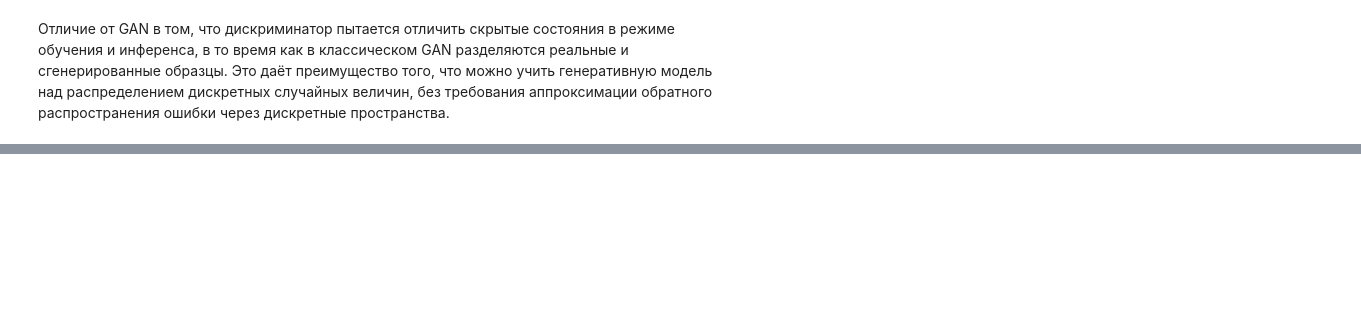
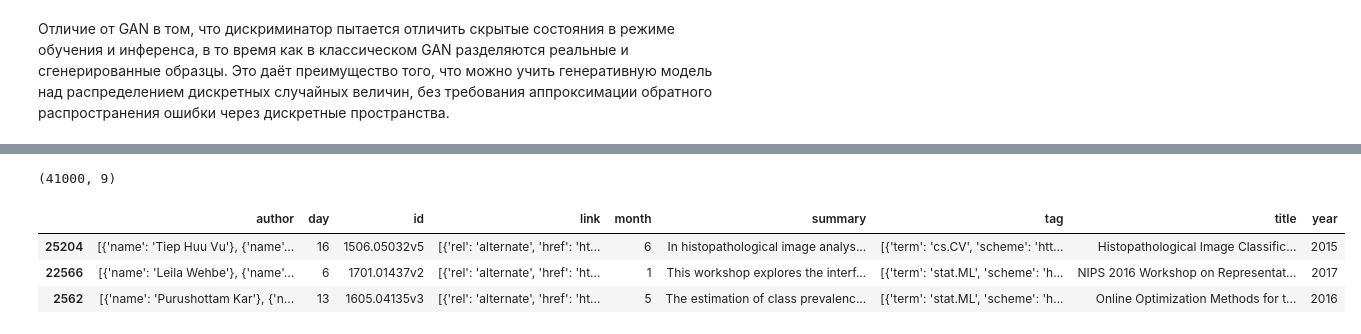
Before and after one commit to sswt/dive2gai, a Jupyter notebook: unit4/AdvancedRNN_Week1.ipynb, the cells around one changed output, grey strips where cells are left out. Saved outputs shown, nothing was run; the diff lists cells and outputs as text; code cells hidden in the pictures; blank space fills up the shorter version.

```diff
--- a/unit4/AdvancedRNN_Week1.ipynb
+++ b/unit4/AdvancedRNN_Week1.ipynb
@@ -109,0 +177,10 @@ $C_t(θ_g|θ_d)=\mathbb{E}_{y\sim data}[-log(1-D(B(y,θ_g),θ_d))]$.
+# %%
+data = pd.read_json("./arxivData.json")
+print(data.shape)
+data.sample(n=3)
+# %% [output]
+(41000, 9)
+|  | author | day | id | link | month | summary | tag | title | year |
+| 25204 | [{'name': 'Tiep Huu Vu'}, {'name'... | 16 | 1506.05032v5 | [{'rel': 'alternate', 'href': 'ht... | 6 | In histopathological image analys... | [{'term': 'cs.CV', 'scheme': 'htt... | Histopathological Image Classific... | 2015 |
+| 22566 | [{'name': 'Leila Wehbe'}, {'name'... | 6 | 1701.01437v2 | [{'rel': 'alternate', 'href': 'ht... | 1 | This workshop explores the interf... | [{'term': 'stat.ML', 'scheme': 'h... | NIPS 2016 Workshop on Representat... | 2017 |
+| 2562 | [{'name': 'Purushottam Kar'}, {'n... | 13 | 1605.04135v3 | [{'rel': 'alternate', 'href': 'ht... | 5 | The estimation of class prevalenc... | [{'term': 'stat.ML', 'scheme': 'h... | Online Optimization Methods for t... | 2016 |
```
Also changed, not shown: parts of 39 cells of this notebook, 1 other file.
